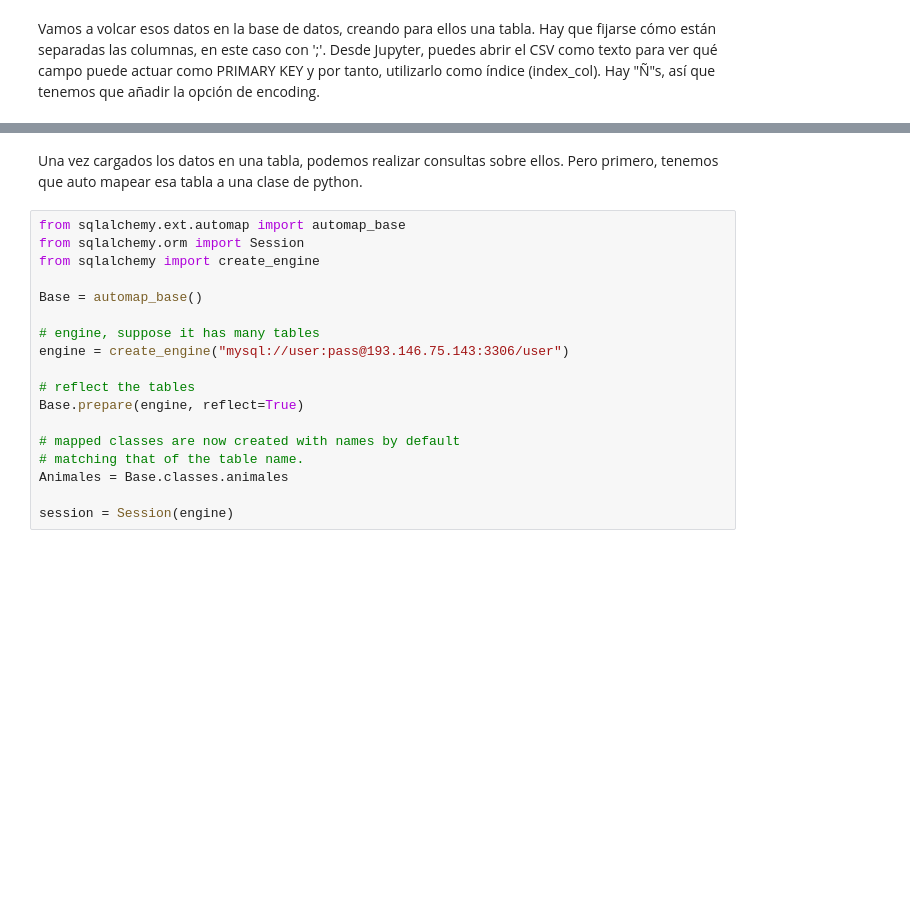
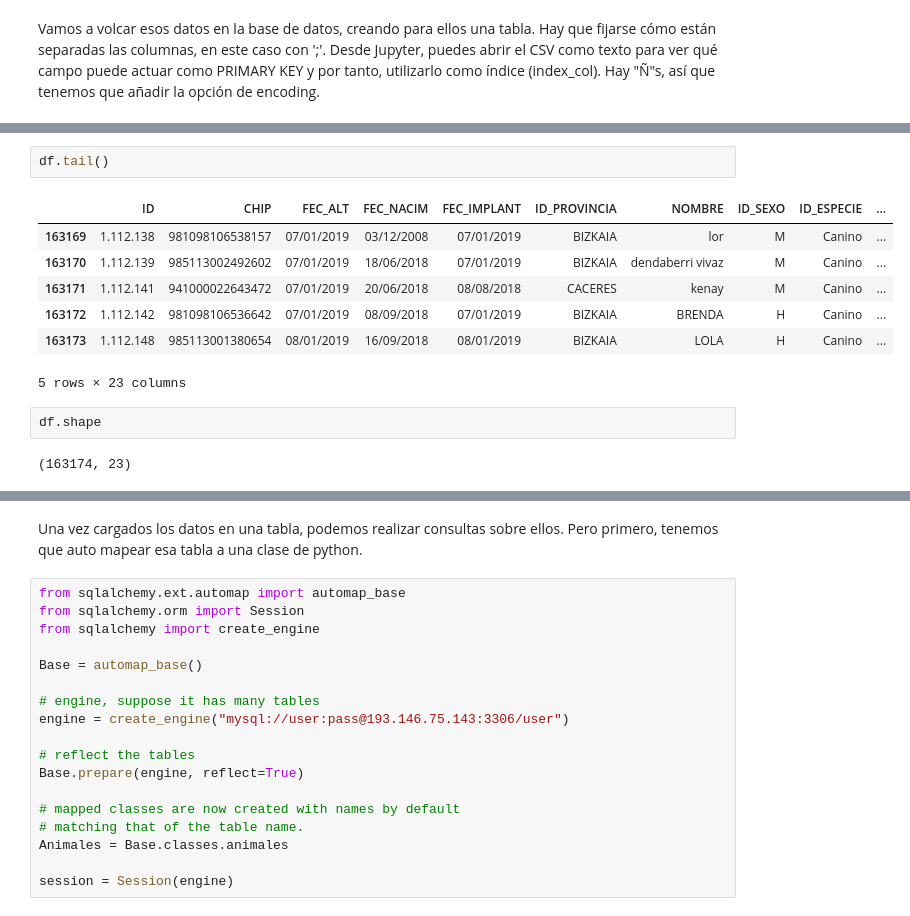
Before and after one commit to yerartdev/uc-m1967-mdsi, a Jupyter notebook: d11/ORM-SQLAlchemy_v2.ipynb, the cells around one changed output, grey strips where cells are left out. Drawn from its saved outputs; the diff is of its cells as text; blank space fills up the shorter version.

```diff
--- a/d11/ORM-SQLAlchemy_v2.ipynb
+++ b/d11/ORM-SQLAlchemy_v2.ipynb
@@ -1281,0 +1341,14 @@ engine.execute('alter table animales add id_py int auto_increment primary key;')
+# %%
+df.tail()
+# %% [output]
+|  | ID | CHIP | FEC_ALT | FEC_NACIM | FEC_IMPLANT | ID_PROVINCIA | NOMBRE | ID_SEXO | ID_ESPECIE | ... |
+| 163169 | 1.112.138 | 981098106538157 | 07/01/2019 | 03/12/2008 | 07/01/2019 | BIZKAIA | lor | M | Canino | ... |
+| 163170 | 1.112.139 | 985113002492602 | 07/01/2019 | 18/06/2018 | 07/01/2019 | BIZKAIA | dendaberri vivaz | M | Canino | ... |
+| 163171 | 1.112.141 | 941000022643472 | 07/01/2019 | 20/06/2018 | 08/08/2018 | CACERES | kenay | M | Canino | ... |
+| 163172 | 1.112.142 | 981098106536642 | 07/01/2019 | 08/09/2018 | 07/01/2019 | BIZKAIA | BRENDA | H | Canino | ... |
+| 163173 | 1.112.148 | 985113001380654 | 08/01/2019 | 16/09/2018 | 08/01/2019 | BIZKAIA | LOLA | H | Canino | ... |
+5 rows × 23 columns
+# %%
+df.shape
+# %% [output]
+(163174, 23)
```
Also changed, not shown: parts of 30 cells of this notebook.
